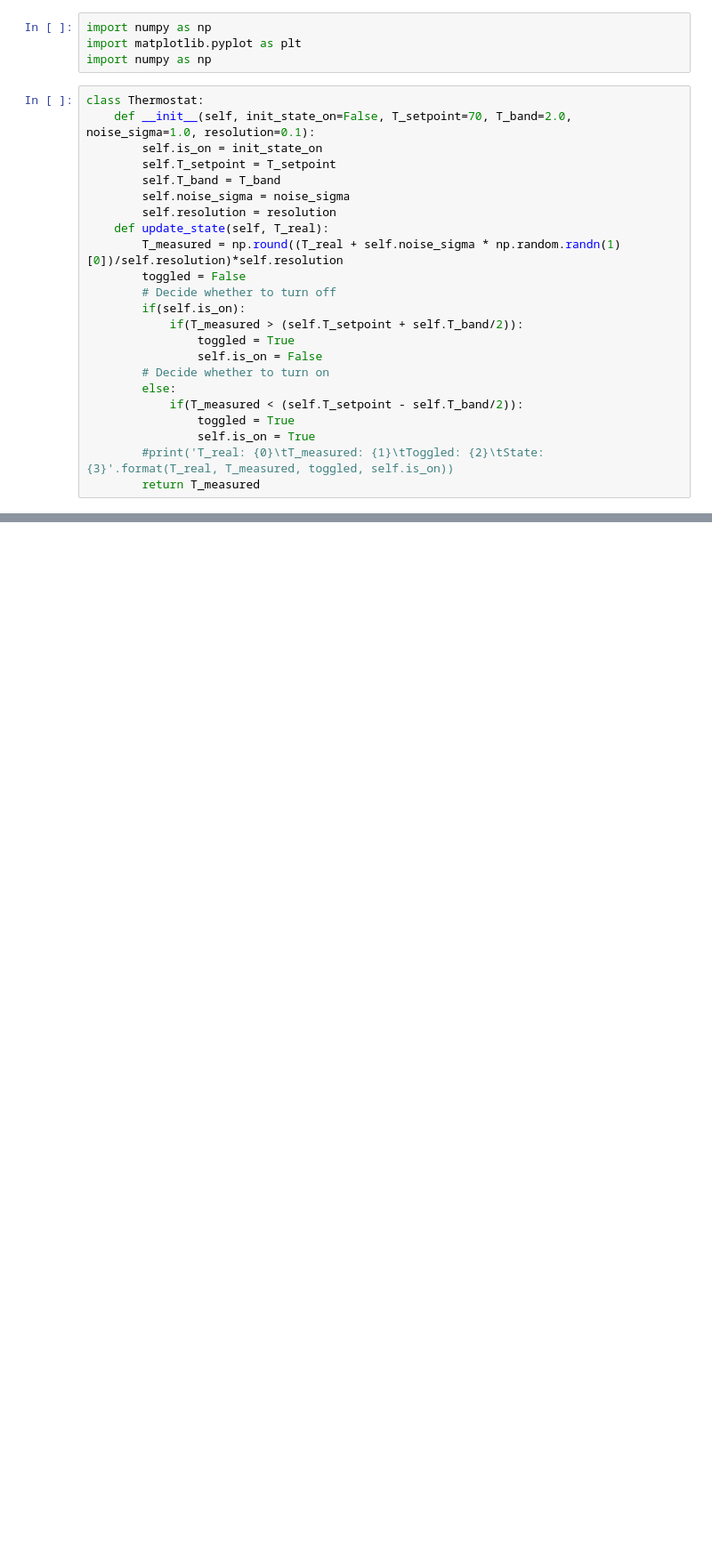
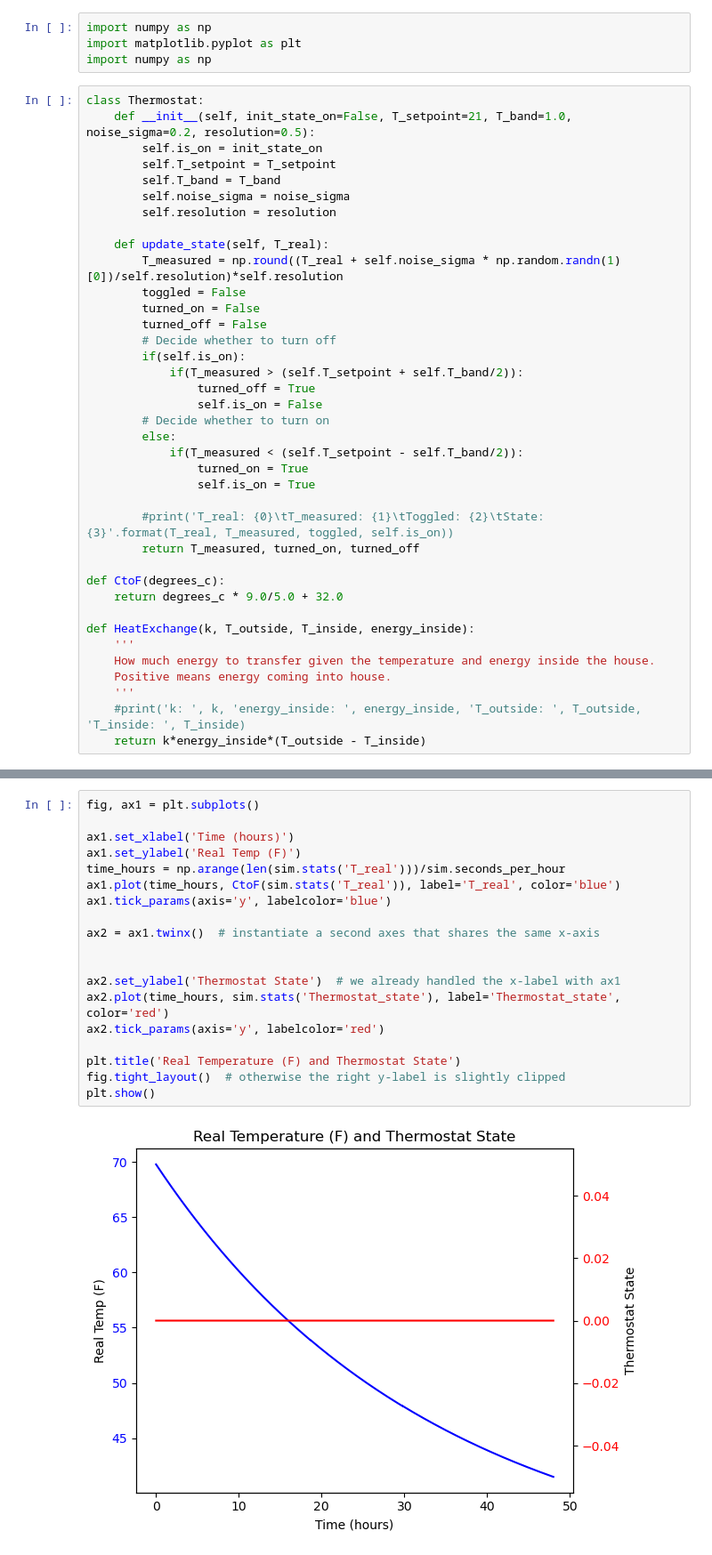
Before and after one commit to bfakhri/FurnaceEfficiencyModel, a Jupyter notebook: Thermostat.ipynb, the cells around one changed output, grey strips where cells are left out. Shown at 89% size. Drawn from its saved outputs; the diff is of its cells as text; blank space fills up the shorter version.

```diff
--- a/Thermostat.ipynb
+++ b/Thermostat.ipynb
@@ -4,25 +4,40 @@ import matplotlib.pyplot as plt
 import numpy as np
 # %%
 class Thermostat:
-    def __init__(self, init_state_on=False, T_setpoint=70, T_band=2.0, noise_sigma=1.0, resolution=0.1):
+    def __init__(self, init_state_on=False, T_setpoint=21, T_band=1.0, noise_sigma=0.2, resolution=0.5):
         self.is_on = init_state_on
         self.T_setpoint = T_setpoint
         self.T_band = T_band
         self.noise_sigma = noise_sigma
         self.resolution = resolution
+
     def update_state(self, T_real):
         T_measured = np.round((T_real + self.noise_sigma * np.random.randn(1)[0])/self.resolution)*self.resolution
         toggled = False
+        turned_on = False
+        turned_off = False
         # Decide whether to turn off
         if(self.is_on):
             if(T_measured > (self.T_setpoint + self.T_band/2)):
-                toggled = True
+                turned_off = True
                 self.is_on = False
         # Decide whether to turn on
         else:
             if(T_measured < (self.T_setpoint - self.T_band/2)):
-                toggled = True
+                turned_on = True
                 self.is_on = True
+
         #print('T_real: {0}\tT_measured: {1}\tToggled: {2}\tState: {3}'.format(T_real, T_measured, toggled, self.is_on))
-        return T_measured
+        return T_measured, turned_on, turned_off
+
+def CtoF(degrees_c):
+    return degrees_c * 9.0/5.0 + 32.0
+
+def HeatExchange(k, T_outside, T_inside, energy_inside):
+    '''
+    How much energy to transfer given the temperature and energy inside the house.
+    Positive means energy coming into house.
+    '''
+    #print('k: ', k, 'energy_inside: ', energy_inside, 'T_outside: ', T_outside, 'T_inside: ', T_inside)
+    return k*energy_inside*(T_outside - T_inside)
 # %%
@@ -101,0 +153,21 @@ def run_simulation(days = 10, add_energy_randomly_every_day=False):
+# %%
+fig, ax1 = plt.subplots()
+
+ax1.set_xlabel('Time (hours)')
+ax1.set_ylabel('Real Temp (F)')
+time_hours = np.arange(len(sim.stats('T_real')))/sim.seconds_per_hour
+ax1.plot(time_hours, CtoF(sim.stats('T_real')), label='T_real', color='blue')
+ax1.tick_params(axis='y', labelcolor='blue')
+
+ax2 = ax1.twinx()  # instantiate a second axes that shares the same x-axis
+
+
+ax2.set_ylabel('Thermostat State')  # we already handled the x-label with ax1
+ax2.plot(time_hours, sim.stats('Thermostat_state'), label='Thermostat_state', color='red')
+ax2.tick_params(axis='y', labelcolor='red')
+
+plt.title('Real Temperature (F) and Thermostat State')
+fig.tight_layout()  # otherwise the right y-label is slightly clipped
+plt.show()
+# %% [output]
+[figure, added]
```
Also changed, not shown: parts of 16 cells of this notebook.
